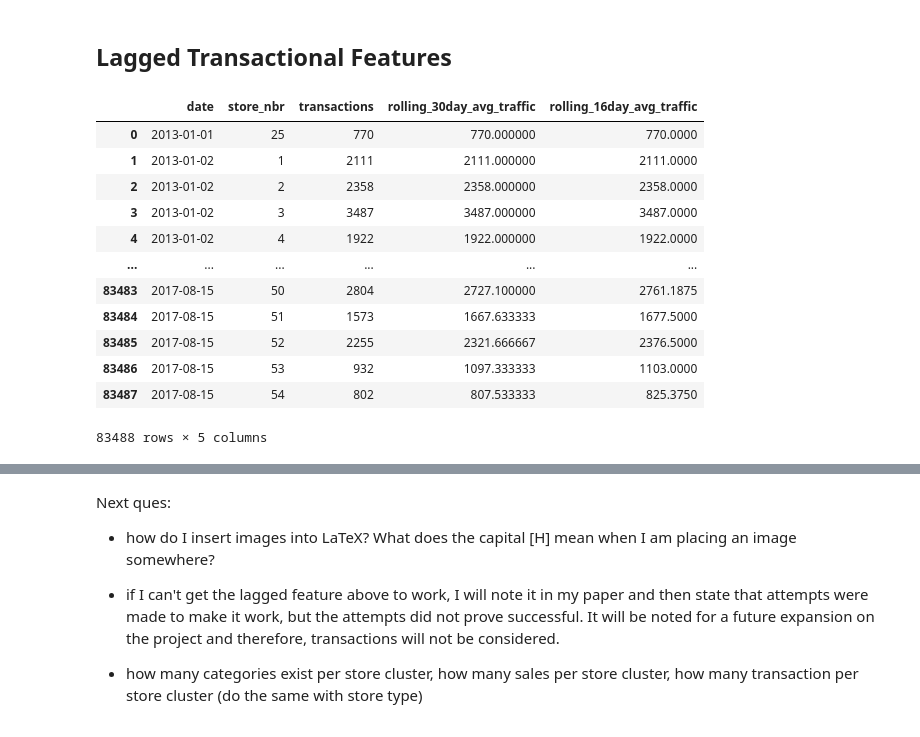
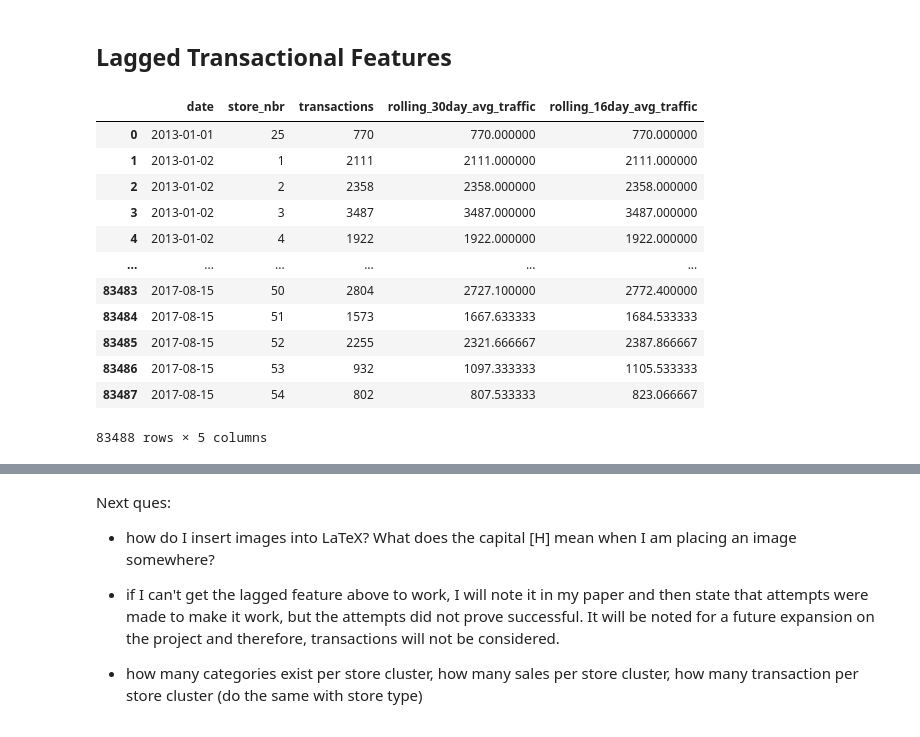
Before and after one commit to chriskuz/store_sales_time_series_forecasting, a Jupyter notebook: src/model_notebook.ipynb, the cells around one changed output, grey strips where cells are left out. Saved outputs shown, nothing was run; the diff lists cells and outputs as text; code cells hidden in the pictures.

```diff
--- a/src/model_notebook.ipynb
+++ b/src/model_notebook.ipynb
@@ -81,9 +162,9 @@ for df in dated_dfs:
 # %% [markdown]
 # Cleaning
 # %%
-holidays = clean_holidays(holidays)
-oil = clean_oil(oil)
-stores = clean_stores(stores)
+holidays = pre_merge_clean_holidays(holidays)
+oil = pre_merge_clean_oil(oil)
+stores = pre_merge_clean_stores(stores)
 # %%
 display(holidays.head())
 display(oil.head())
@@ -110,8 +193,10 @@ display(stores.head())
 # %%
-model_training = pd.merge(training, stores, on="store_nbr", how="inner")
-model_training = model_training.set_index("id")
-model_training = pd.merge(model_training, transx, on=["date", "store_nbr"], how="inner")
-model_training = pd.merge(model_training, oil, on="date", how="left")
-model_training = pd.merge(model_training, holidays, on="date", how="left")
-model_training
+#Training
+print("Training")
+base_df = pd.merge(training, stores, on="store_nbr", how="inner")
+base_df = base_df.set_index("id")
+base_df = pd.merge(base_df, transx, on=["date", "store_nbr"], how="inner")
+base_df = pd.merge(base_df, oil, on="date", how="left")
+base_df = pd.merge(base_df, holidays, on="date", how="left")
+base_df
 # %% [output]
@@ -281,27 +374,27 @@ plt.savefig("../images/testing_oil_piecewise_over_time.png", format="png", dpi=3
 # %% [markdown]
 ## Lagged Transactional Features
 # %%
-test_training = model_training.copy()
+test_training = base_df.copy()
 
 deduplicated = test_training.groupby(["date", "store_nbr"], as_index=False)["transactions"].first() #2023-01-01 actually only appears once here for one store...probably have to omit
 
 deduplicated["rolling_30day_avg_traffic"] = deduplicated.groupby("store_nbr")["transactions"].transform(lambda x: x.rolling(window=30, min_periods=1).mean())
-deduplicated["rolling_16day_avg_traffic"] = deduplicated.groupby("store_nbr")["transactions"].transform(lambda x: x.rolling(window=16, min_periods=1).mean())
+deduplicated["rolling_16day_avg_traffic"] = deduplicated.groupby("store_nbr")["transactions"].transform(lambda x: x.rolling(window=15, min_periods=1).mean())
 
 deduplicated
 # test_model_training["prev_16day_traffic"] = model_training["transactions"].shift(16)
 # %% [output]
 |  | date | store_nbr | transactions | rolling_30day_avg_traffic | rolling_16day_avg_traffic |
-| 0 | 2013-01-01 | 25 | 770 | 770.000000 | 770.0000 |
-| 1 | 2013-01-02 | 1 | 2111 | 2111.000000 | 2111.0000 |
-| 2 | 2013-01-02 | 2 | 2358 | 2358.000000 | 2358.0000 |
-| 3 | 2013-01-02 | 3 | 3487 | 3487.000000 | 3487.0000 |
-| 4 | 2013-01-02 | 4 | 1922 | 1922.000000 | 1922.0000 |
+| 0 | 2013-01-01 | 25 | 770 | 770.000000 | 770.000000 |
+| 1 | 2013-01-02 | 1 | 2111 | 2111.000000 | 2111.000000 |
+| 2 | 2013-01-02 | 2 | 2358 | 2358.000000 | 2358.000000 |
+| 3 | 2013-01-02 | 3 | 3487 | 3487.000000 | 3487.000000 |
+| 4 | 2013-01-02 | 4 | 1922 | 1922.000000 | 1922.000000 |
 | ... | ... | ... | ... | ... | ... |
-| 83483 | 2017-08-15 | 50 | 2804 | 2727.100000 | 2761.1875 |
-| 83484 | 2017-08-15 | 51 | 1573 | 1667.633333 | 1677.5000 |
-| 83485 | 2017-08-15 | 52 | 2255 | 2321.666667 | 2376.5000 |
-| 83486 | 2017-08-15 | 53 | 932 | 1097.333333 | 1103.0000 |
-| 83487 | 2017-08-15 | 54 | 802 | 807.533333 | 825.3750 |
+| 83483 | 2017-08-15 | 50 | 2804 | 2727.100000 | 2772.400000 |
+| 83484 | 2017-08-15 | 51 | 1573 | 1667.633333 | 1684.533333 |
+| 83485 | 2017-08-15 | 52 | 2255 | 2321.666667 | 2387.866667 |
+| 83486 | 2017-08-15 | 53 | 932 | 1097.333333 | 1105.533333 |
+| 83487 | 2017-08-15 | 54 | 802 | 807.533333 | 823.066667 |
 83488 rows × 5 columns
 # %%
```
Also changed, not shown: parts of 30 cells of this notebook, 1 other file.
